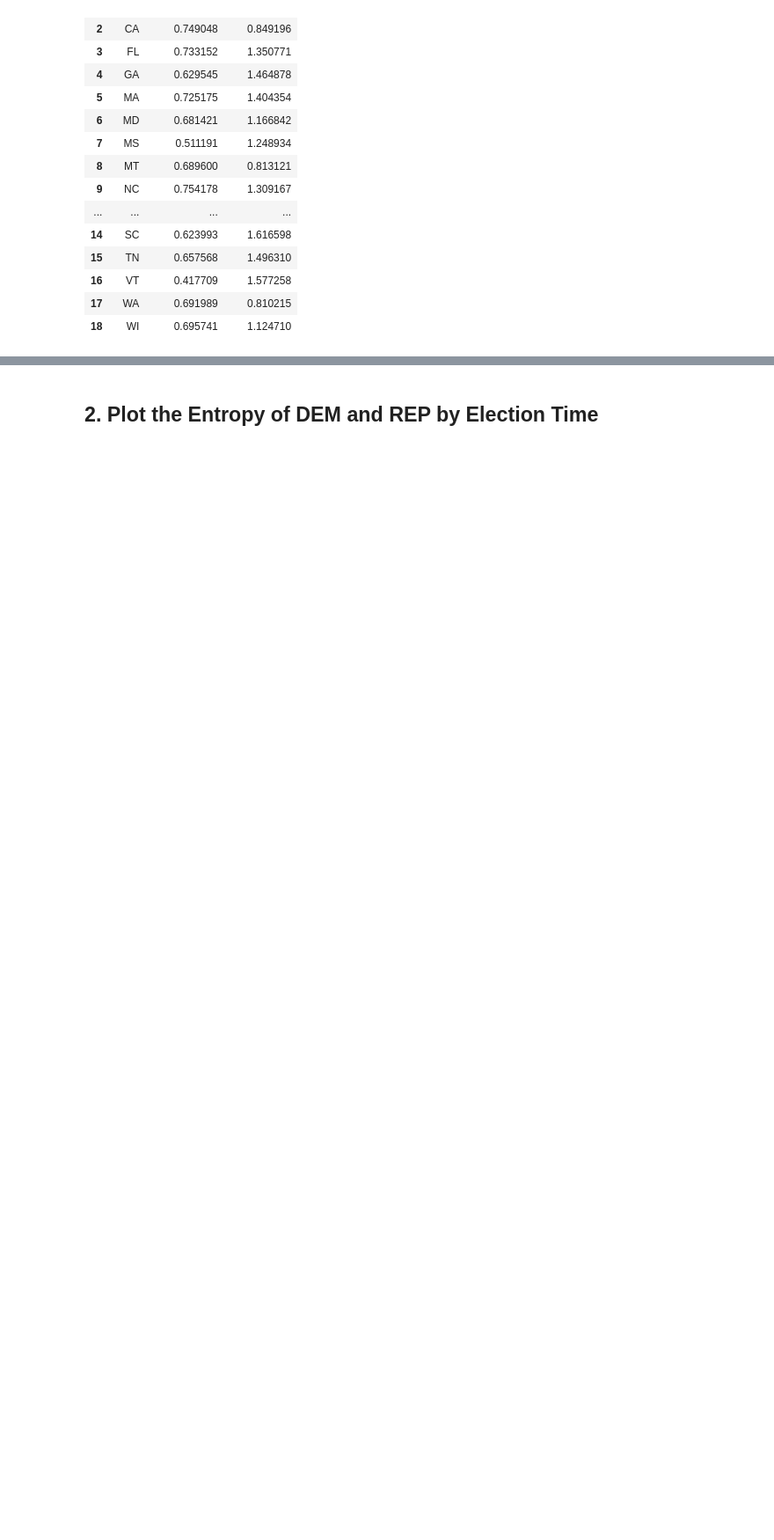
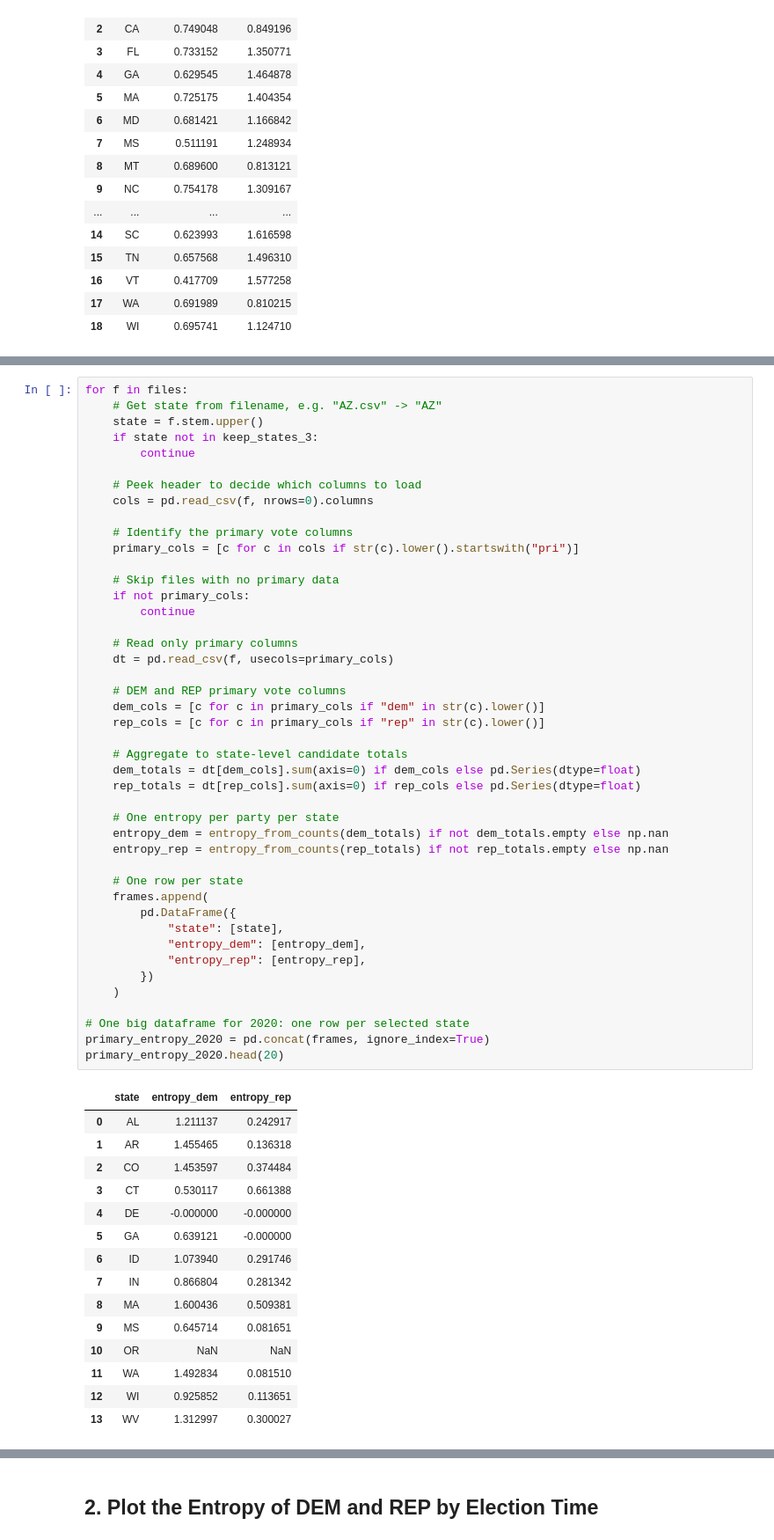
Before and after one commit to uyen-nguyen-190304/analyze-voter-turnout, a Jupyter notebook: scripts/2_modeling/entropy.ipynb, the cells around one changed output, grey strips where cells are left out. Shown at 88% size. Saved outputs shown, nothing was run; the diff lists cells and outputs as text; blank space fills up the shorter version.

```diff
--- a/scripts/2_modeling/entropy.ipynb
+++ b/scripts/2_modeling/entropy.ipynb
@@ -253,0 +296,60 @@ This already hints that the 2016 Republican primary was more crowded and competi
+# %%
+for f in files:
+    # Get state from filename, e.g. "AZ.csv" -> "AZ"
+    state = f.stem.upper()
+    if state not in keep_states_3:
+        continue
+
+    # Peek header to decide which columns to load
+    cols = pd.read_csv(f, nrows=0).columns
+
+    # Identify the primary vote columns
+    primary_cols = [c for c in cols if str(c).lower().startswith("pri")]
+
+    # Skip files with no primary data
+    if not primary_cols:
+        continue
+
+    # Read only primary columns
+    dt = pd.read_csv(f, usecols=primary_cols)
+
+    # DEM and REP primary vote columns
+    dem_cols = [c for c in primary_cols if "dem" in str(c).lower()]
+    rep_cols = [c for c in primary_cols if "rep" in str(c).lower()]
+
+    # Aggregate to state-level candidate totals
+    dem_totals = dt[dem_cols].sum(axis=0) if dem_cols else pd.Series(dtype=float)
+    rep_totals = dt[rep_cols].sum(axis=0) if rep_cols else pd.Series(dtype=float)
+
+    # One entropy per party per state
+    entropy_dem = entropy_from_counts(dem_totals) if not dem_totals.empty else np.nan
+    entropy_rep = entropy_from_counts(rep_totals) if not rep_totals.empty else np.nan
+
+    # One row per state
+    frames.append(
+        pd.DataFrame({
+            "state": [state],
+            "entropy_dem": [entropy_dem],
+            "entropy_rep": [entropy_rep],
+        })
+    )
+
+# One big dataframe for 2020: one row per selected state
+primary_entropy_2020 = pd.concat(frames, ignore_index=True)
+primary_entropy_2020.head(20)
+# %% [output]
+|  | state | entropy_dem | entropy_rep |
+| 0 | AL | 1.211137 | 0.242917 |
+| 1 | AR | 1.455465 | 0.136318 |
+| 2 | CO | 1.453597 | 0.374484 |
+| 3 | CT | 0.530117 | 0.661388 |
+| 4 | DE | -0.000000 | -0.000000 |
+| 5 | GA | 0.639121 | -0.000000 |
+| 6 | ID | 1.073940 | 0.291746 |
+| 7 | IN | 0.866804 | 0.281342 |
+| 8 | MA | 1.600436 | 0.509381 |
+| 9 | MS | 0.645714 | 0.081651 |
+| 10 | OR | NaN | NaN |
+| 11 | WA | 1.492834 | 0.081510 |
+| 12 | WI | 0.925852 | 0.113651 |
+| 13 | WV | 1.312997 | 0.300027 |
```
Also changed, not shown: parts of 30 cells of this notebook.
